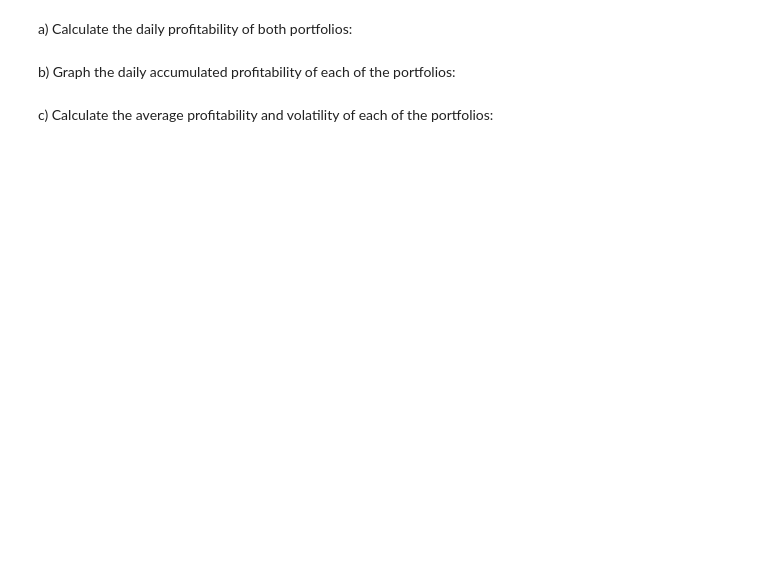
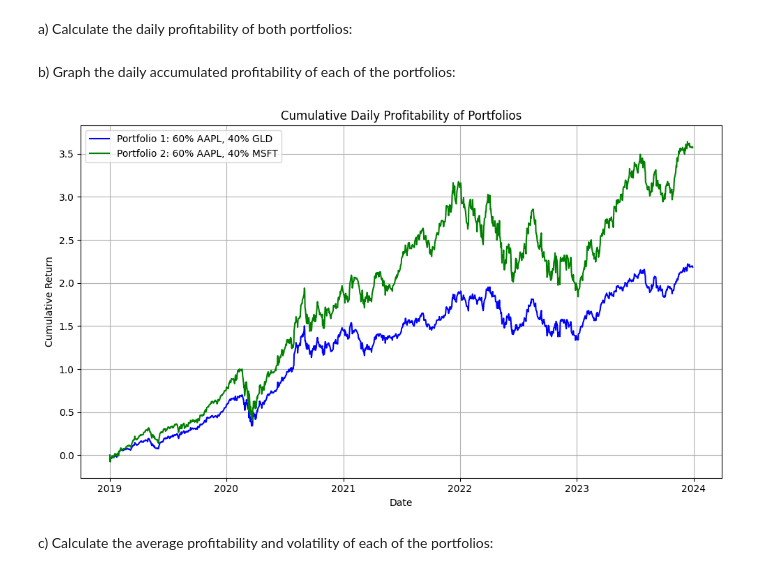
Before and after one commit to alfonso-santos/finanzas-tecnologia-practicas, a Jupyter notebook: src_soluciones/02_01_Calculos_iniciales_de_carteras_soluciones.ipynb, the cells around one changed output. Cells and saved outputs as stored; diff of their text form; code cells hidden in the pictures; blank space fills up the shorter version.

```diff
--- a/src_soluciones/02_01_Calculos_iniciales_de_carteras_soluciones.ipynb
+++ b/src_soluciones/02_01_Calculos_iniciales_de_carteras_soluciones.ipynb
@@ -873,7 +905,45 @@ c) Calculate the average profitability and volatility of each of the portfolios.
 d) Compare the results of the two portfolios and explain the differences observed both in the graphs and in the profitability and volatility measures.
 # %% [markdown]
 a) Calculate the daily profitability of both portfolios:
+# %%
+rentabilidad.index = pd.to_datetime(rentabilidad.index.date)
+# %%
+# Define the weights for each portfolio
+weights_portfolio_1 = {'AAPL': 0.6, 'GLD': 0.4}
+weights_portfolio_2 = {'AAPL': 0.6, 'MSFT': 0.4}
+
+# Calculate the daily returns for each portfolio
+rentabilidad['Portfolio_1'] = (
+    weights_portfolio_1['AAPL'] * rentabilidad['AAPL'] +
+    weights_portfolio_1['GLD'] * rentabilidad['GLD']
+)
+
+rentabilidad['Portfolio_2'] = (
+    weights_portfolio_2['AAPL'] * rentabilidad['AAPL'] +
+    weights_portfolio_2['MSFT'] * rentabilidad['MSFT']
+)
 # %% [markdown]
 b) Graph the daily accumulated profitability of each of the portfolios:
+# %%
+# Calculate cumulative returns for log returns
+rentabilidad['Cumulative_Portfolio_1'] = np.exp(rentabilidad['Portfolio_1'].cumsum()) - 1
+rentabilidad['Cumulative_Portfolio_2'] = np.exp(rentabilidad['Portfolio_2'].cumsum()) - 1
+
+
+# Plot the cumulative returns
+import matplotlib.pyplot as plt
+
+plt.figure(figsize=(10, 6))
+plt.plot(rentabilidad['Cumulative_Portfolio_1'], label='Portfolio 1: 60% AAPL, 40% GLD', color='blue')
+plt.plot(rentabilidad['Cumulative_Portfolio_2'], label='Portfolio 2: 60% AAPL, 40% MSFT', color='green')
+plt.title('Cumulative Daily Profitability of Portfolios')
+plt.xlabel('Date')
+plt.ylabel('Cumulative Return')
+plt.legend()
+plt.grid(True)
+plt.tight_layout()
+plt.show()
+# %% [output]
+[figure, added]
 # %% [markdown]
 c) Calculate the average profitability and volatility of each of the portfolios:
```
Also changed, not shown: parts of 23 cells of this notebook, 1 other file.
